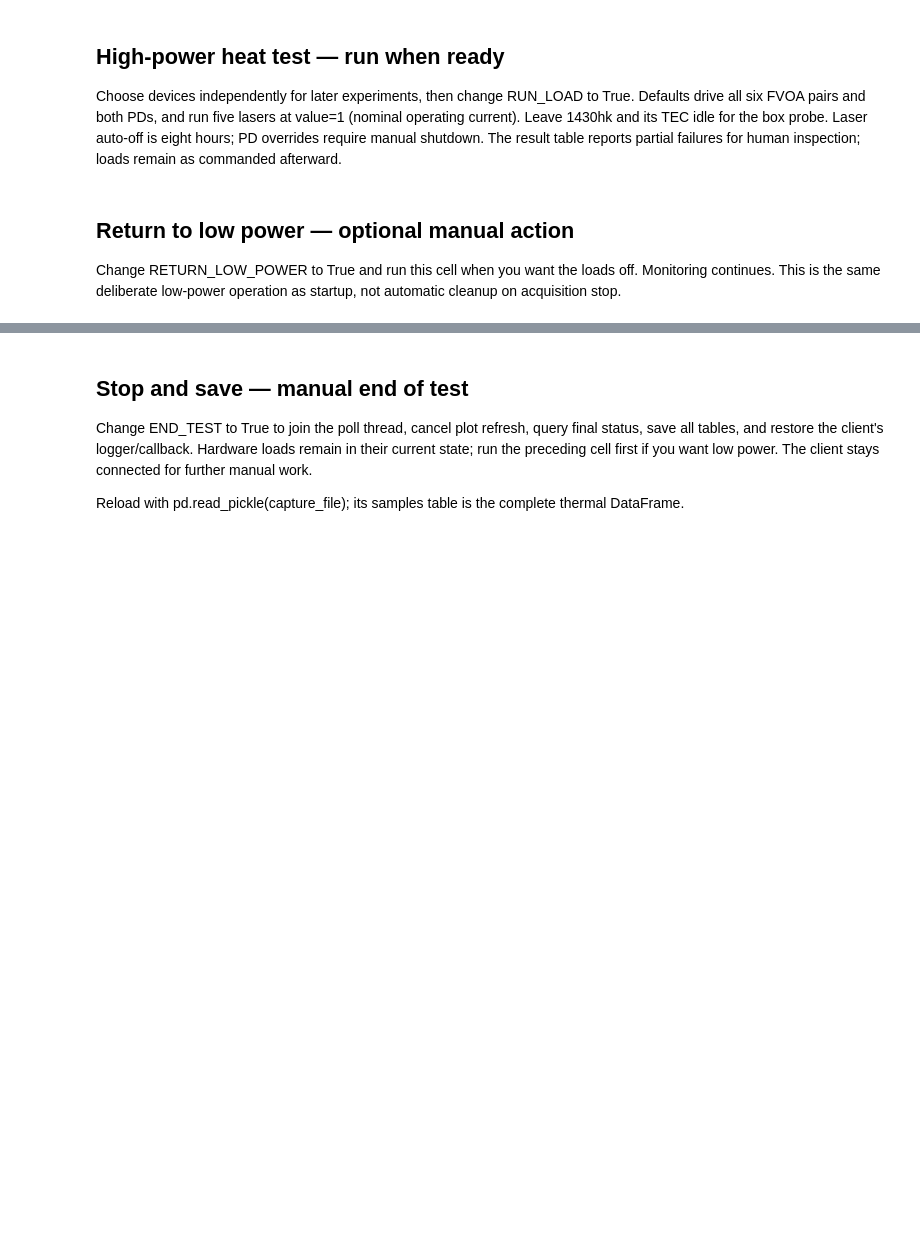
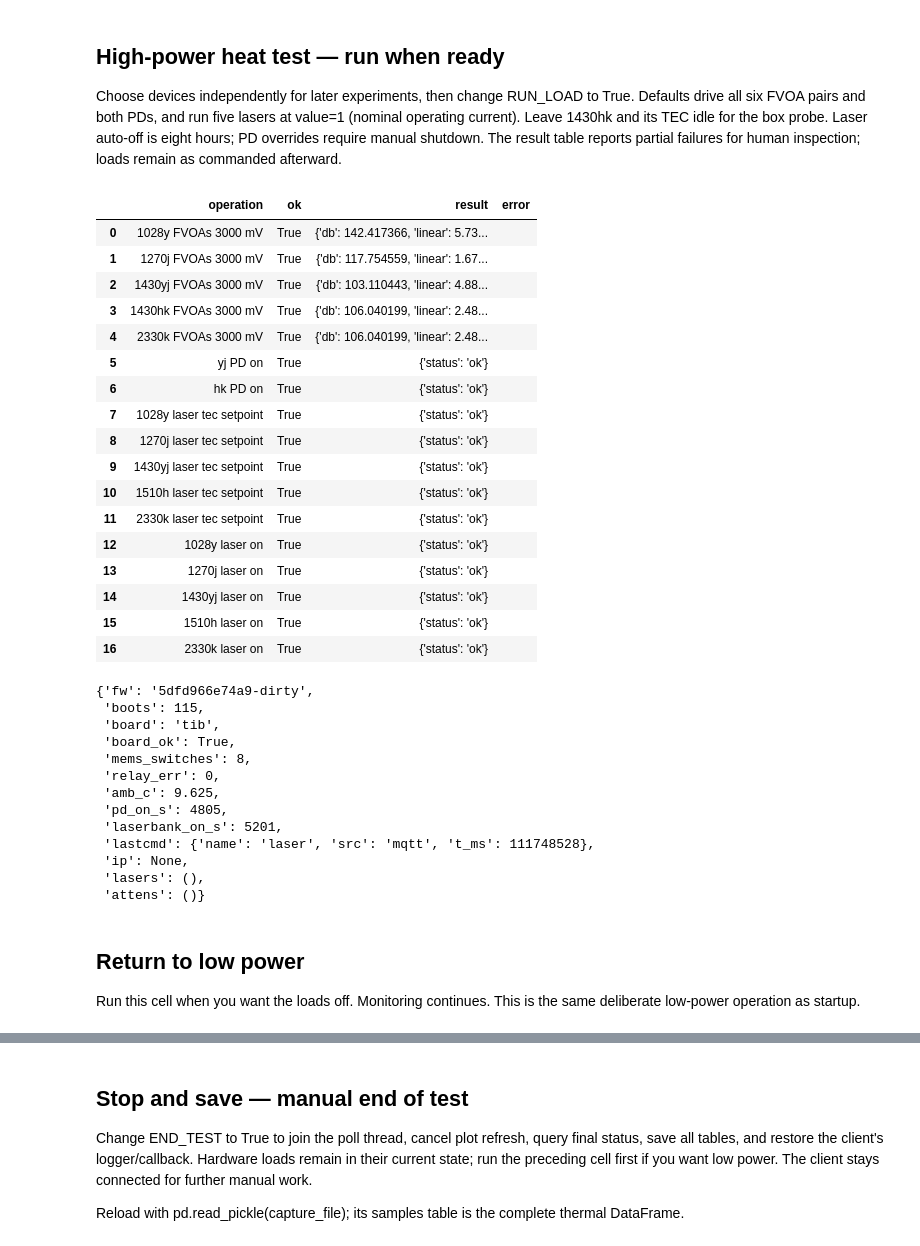
Before and after one commit to COO-Utilities/hispec-tib, a Jupyter notebook: tools/temp_test.ipynb, the cells around one changed output, grey strips where cells are left out. Saved outputs shown, nothing was run; the diff lists cells and outputs as text; code cells hidden in the pictures; blank space fills up the shorter version.

```diff
--- a/tools/temp_test.ipynb
+++ b/tools/temp_test.ipynb
@@ -259,7 +259,8 @@ def capture_command(event, run=temp_run):
     run['logger'].info('CMD %r', event)
 pcb.logger, pcb.on_command = file_logger, capture_command
 checkpoint_temp(temp_run)
-try: pcb.connect()
+try:
+    pcb.connect()
 except Exception as exc:
     temp_run["outcome"]["setup_error"] = str(exc)
     file_logger.exception("Connection failed; setup was not applied")
@@ -311,13 +365,13 @@ Accepted captures update the active dark with persist=False. Compare returned me
 with initial_yj_dark in the capture context. A rejected capture clears pending but retains the old dark:
 returned windows and observed failure warnings are saved, and pending=False alone does not prove a fresh dark.
 # %%
-RUN_DARK = False  # Lab expectation: YJ dark is probably around -1 mV.
+RUN_DARK = True  # Lab expectation: YJ dark is probably around -1 mV.
 DARK_REPEATS, DARK_DURATION_MS, DARK_GAP_S, DARK_TIMEOUT_S = 2, 2000, 30., 60.
 if RUN_DARK:
     client = temp_run['client']
     previous_power = client.pd_settings('yj').power
     previous_phase = temp_run['phase']
-    temp_run['phase'] = 'cold_dark'
+    temp_run['phase'] = 'cold_dark_w_pd_prepowered'
     try:
         await asyncio.to_thread(client.pd_settings, 'yj', power='override_on', persist=False)
         for repeat in range(DARK_REPEATS):
@@ -359,30 +427,64 @@ six FVOA pairs and both PDs, and run five lasers at value=1 (nominal operating c
 and its TEC idle for the box probe. Laser auto-off is eight hours; PD overrides require manual shutdown.
 The result table reports partial failures for human inspection; loads remain as commanded afterward.
 # %%
-RUN_LOAD = False
+RUN_LOAD = True
 LOAD_LASERS = [n for n in hspcb.LASER_NAMES if n != '1430hk']
 LOAD_FVOAS = list(hspcb.LASER_NAMES)
 LOAD_PDS = ['yj', 'hk']
-LOAD_AUTOOFF_S = 8 * 60 * 60
+LOAD_AUTOOFF_S = 4 * 60 * 60
+TEC_SETPOINT=18
 if RUN_LOAD:
     client = temp_run['client']
-    temp_run['phase'] = 'high_load'
+    temp_run['phase'] = 'high_load_cooling'
     load_issue_utc_ms = time.time_ns()//1_000_000
-    operations = [(f'{n} FVOAs 3000 mV', partial(client.atten, n, value1_mv=3000, value2_mv=3000)) for n in LOAD_FVOAS]
+    operations = [(f'{n} FVOAs 3000 mV', partial(client.atten, n, value1_mv=3000, value2_mv=3000)) for n in LOAD_FVOAS if n != '1510h' ]
     operations += [(f'{c} PD on', partial(client.pd_settings, c, power='override_on', persist=False)) for c in LOAD_PDS]
+    operations += [(f'{n} laser tec setpoint', partial(client.laser_settings, n, default_operating_temp_c=TEC_SETPOINT)) for n in LOAD_LASERS]
     operations += [(f'{n} laser on', partial(client.laser, n, value=1., autooff_s=LOAD_AUTOOFF_S)) for n in LOAD_LASERS]
     load_results = []
     for operation, call in operations:
         try: load_results.append(dict(operation=operation, ok=True, result=asdict(call()), error=''))
         except Exception as exc: load_results.append(dict(operation=operation, ok=False, result=None, error=str(exc)))
     with temp_run['lock']: temp_run['context'].setdefault('load_steps', []).append(dict(
         issue_utc_ms=load_issue_utc_ms, receipt_utc_ms=time.time_ns()//1_000_000, lasers=list(LOAD_LASERS), fvoas=list(LOAD_FVOAS),
         pds=list(LOAD_PDS), autooff_s=LOAD_AUTOOFF_S, results=pd.DataFrame(load_results)))
     checkpoint_temp(temp_run)
     display(pd.DataFrame(load_results), status_snapshot(temp_run))
+# %% [output]
+|  | operation | ok | result | error |
+| 0 | 1028y FVOAs 3000 mV | True | {'db': 142.417366, 'linear': 5.73... |  |
+| 1 | 1270j FVOAs 3000 mV | True | {'db': 117.754559, 'linear': 1.67... |  |
+| 2 | 1430yj FVOAs 3000 mV | True | {'db': 103.110443, 'linear': 4.88... |  |
+| 3 | 1430hk FVOAs 3000 mV | True | {'db': 106.040199, 'linear': 2.48... |  |
+| 4 | 2330k FVOAs 3000 mV | True | {'db': 106.040199, 'linear': 2.48... |  |
+| 5 | yj PD on | True | {'status': 'ok'} |  |
+| 6 | hk PD on | True | {'status': 'ok'} |  |
+| 7 | 1028y laser tec setpoint | True | {'status': 'ok'} |  |
+| 8 | 1270j laser tec setpoint | True | {'status': 'ok'} |  |
+| 9 | 1430yj laser tec setpoint | True | {'status': 'ok'} |  |
+| 10 | 1510h laser tec setpoint | True | {'status': 'ok'} |  |
+| 11 | 2330k laser tec setpoint | True | {'status': 'ok'} |  |
+| 12 | 1028y laser on | True | {'status': 'ok'} |  |
+| 13 | 1270j laser on | True | {'status': 'ok'} |  |
+| 14 | 1430yj laser on | True | {'status': 'ok'} |  |
+| 15 | 1510h laser on | True | {'status': 'ok'} |  |
+| 16 | 2330k laser on | True | {'status': 'ok'} |  |
+{'fw': '5dfd966e74a9-dirty',
+ 'boots': 115,
+ 'board': 'tib',
+ 'board_ok': True,
+ 'mems_switches': 8,
+ 'relay_err': 0,
+ 'amb_c': 9.625,
+ 'pd_on_s': 4805,
+ 'laserbank_on_s': 5201,
+ 'lastcmd': {'name': 'laser', 'src': 'mqtt', 't_ms': 111748528},
+ 'ip': None,
+ 'lasers': (),
+ 'attens': ()}
 # %% [markdown]
-## Return to low power — optional manual action
+## Return to low power
 
-Change RETURN_LOW_POWER to True and run this cell when you want the loads off. Monitoring continues.
-This is the same deliberate low-power operation as startup, not automatic cleanup on acquisition stop.
+Run this cell when you want the loads off. Monitoring continues.
+This is the same deliberate low-power operation as startup.
 # %%
```
Also changed, not shown: parts of 8 cells of this notebook, 21 other files.
